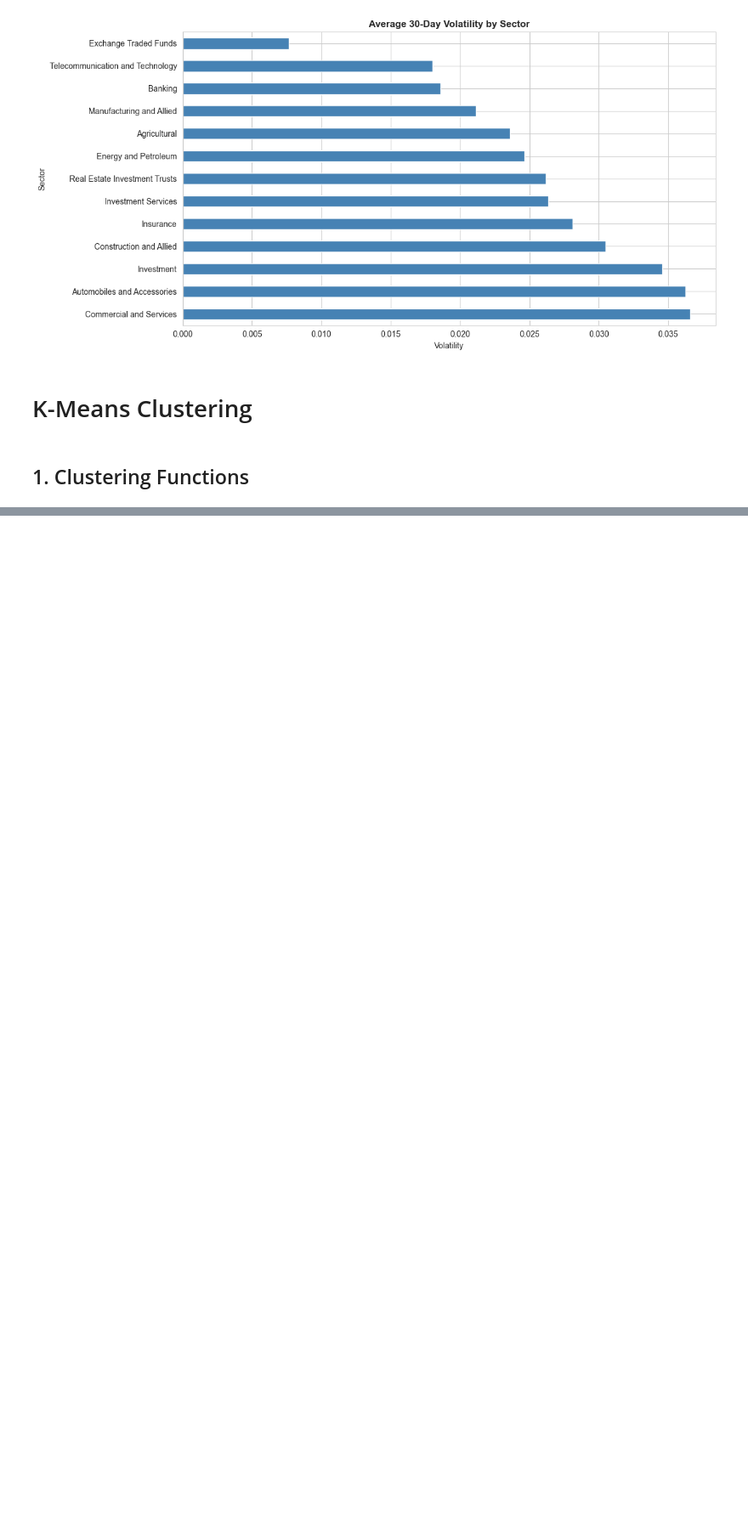
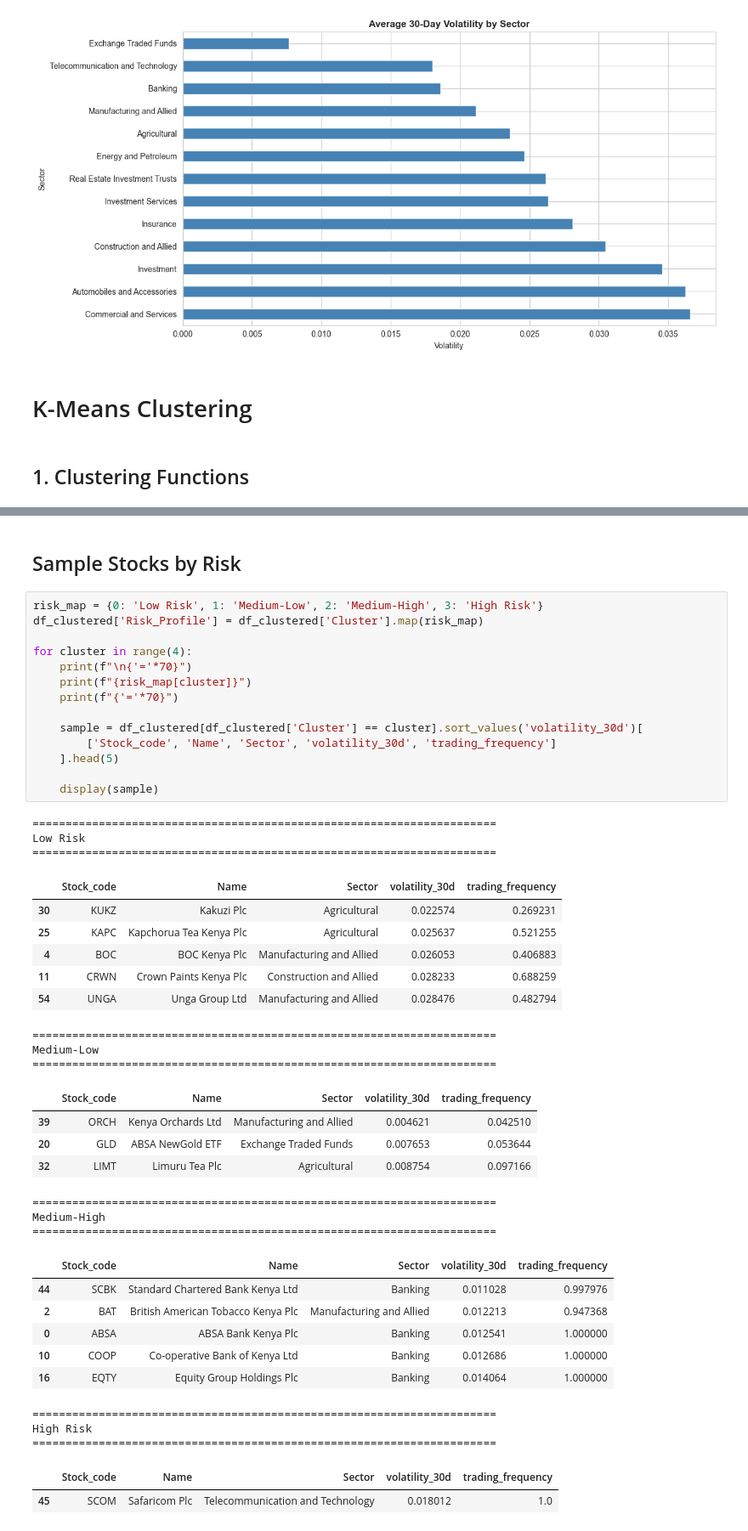
Before and after one commit to lorenaterah/NSE_Stock_Market_Segmentation, a Jupyter notebook: Notebooks/Steve.ipynb, the cells around one changed output, grey strips where cells are left out. Shown at 85% size. Drawn from its saved outputs; the diff is of its cells as text; blank space fills up the shorter version.

```diff
--- a/Notebooks/Steve.ipynb
+++ b/Notebooks/Steve.ipynb
@@ -601,0 +778,47 @@ plt.show()
+# %% [markdown]
+## Sample Stocks by Risk
+# %%
+risk_map = {0: 'Low Risk', 1: 'Medium-Low', 2: 'Medium-High', 3: 'High Risk'}
+df_clustered['Risk_Profile'] = df_clustered['Cluster'].map(risk_map)
+
+for cluster in range(4):
+    print(f"\n{'='*70}")
+    print(f"{risk_map[cluster]}")
+    print(f"{'='*70}")
+
+    sample = df_clustered[df_clustered['Cluster'] == cluster].sort_values('volatility_30d')[
+        ['Stock_code', 'Name', 'Sector', 'volatility_30d', 'trading_frequency']
+    ].head(5)
+
+    display(sample)
+# %% [output]
+======================================================================
+Low Risk
+======================================================================
+|  | Stock_code | Name | Sector | volatility_30d | trading_frequency |
+| 30 | KUKZ | Kakuzi Plc | Agricultural | 0.022574 | 0.269231 |
+| 25 | KAPC | Kapchorua Tea Kenya Plc | Agricultural | 0.025637 | 0.521255 |
+| 4 | BOC | BOC Kenya Plc | Manufacturing and Allied | 0.026053 | 0.406883 |
+| 11 | CRWN | Crown Paints Kenya Plc | Construction and Allied | 0.028233 | 0.688259 |
+| 54 | UNGA | Unga Group Ltd | Manufacturing and Allied | 0.028476 | 0.482794 |
+======================================================================
+Medium-Low
+======================================================================
+|  | Stock_code | Name | Sector | volatility_30d | trading_frequency |
+| 39 | ORCH | Kenya Orchards Ltd | Manufacturing and Allied | 0.004621 | 0.042510 |
+| 20 | GLD | ABSA NewGold ETF | Exchange Traded Funds | 0.007653 | 0.053644 |
+| 32 | LIMT | Limuru Tea Plc | Agricultural | 0.008754 | 0.097166 |
+======================================================================
+Medium-High
+======================================================================
+|  | Stock_code | Name | Sector | volatility_30d | trading_frequency |
+| 44 | SCBK | Standard Chartered Bank Kenya Ltd | Banking | 0.011028 | 0.997976 |
+| 2 | BAT | British American Tobacco Kenya Plc | Manufacturing and Allied | 0.012213 | 0.947368 |
+| 0 | ABSA | ABSA Bank Kenya Plc | Banking | 0.012541 | 1.000000 |
+| 10 | COOP | Co-operative Bank of Kenya Ltd | Banking | 0.012686 | 1.000000 |
+| 16 | EQTY | Equity Group Holdings Plc | Banking | 0.014064 | 1.000000 |
+======================================================================
+High Risk
+======================================================================
+|  | Stock_code | Name | Sector | volatility_30d | trading_frequency |
+| 45 | SCOM | Safaricom Plc | Telecommunication and Technology | 0.018012 | 1.0 |
```
Also changed, not shown: parts of 12 cells of this notebook, 1 other file.
